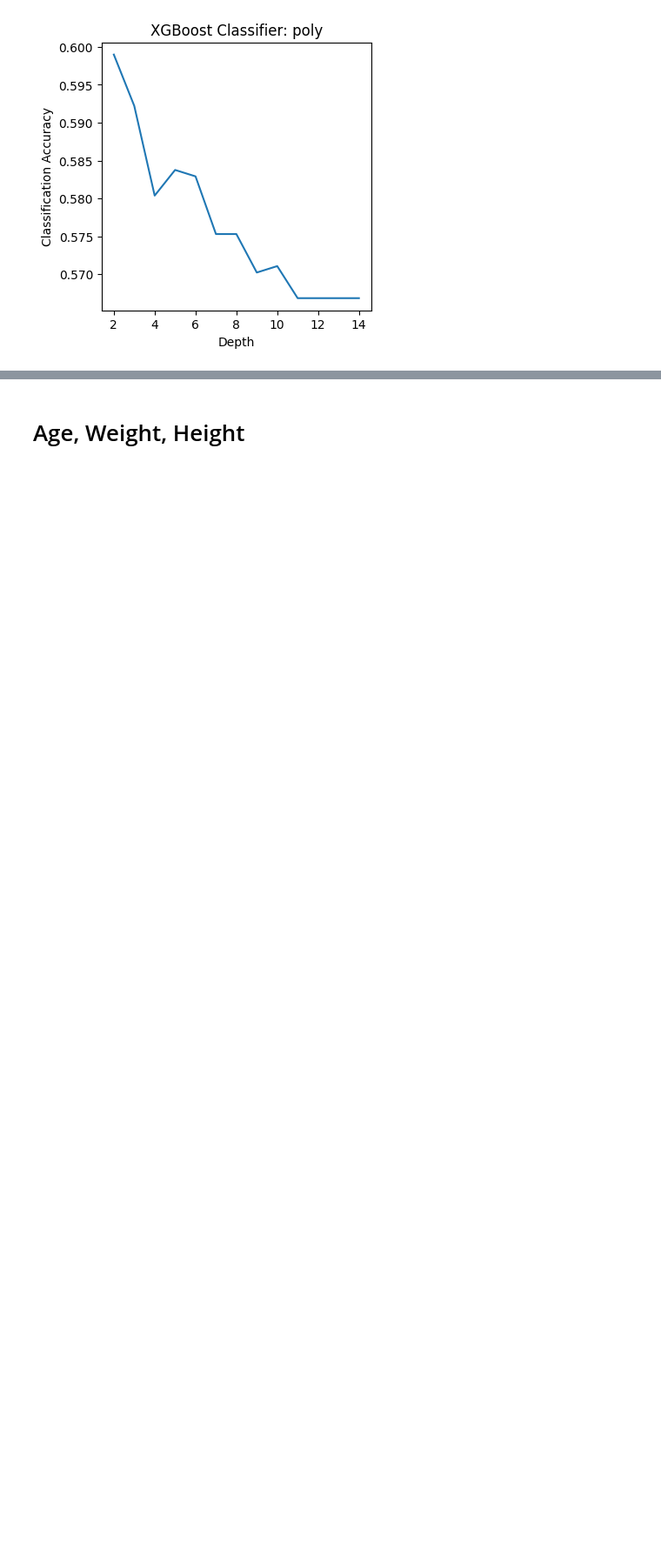
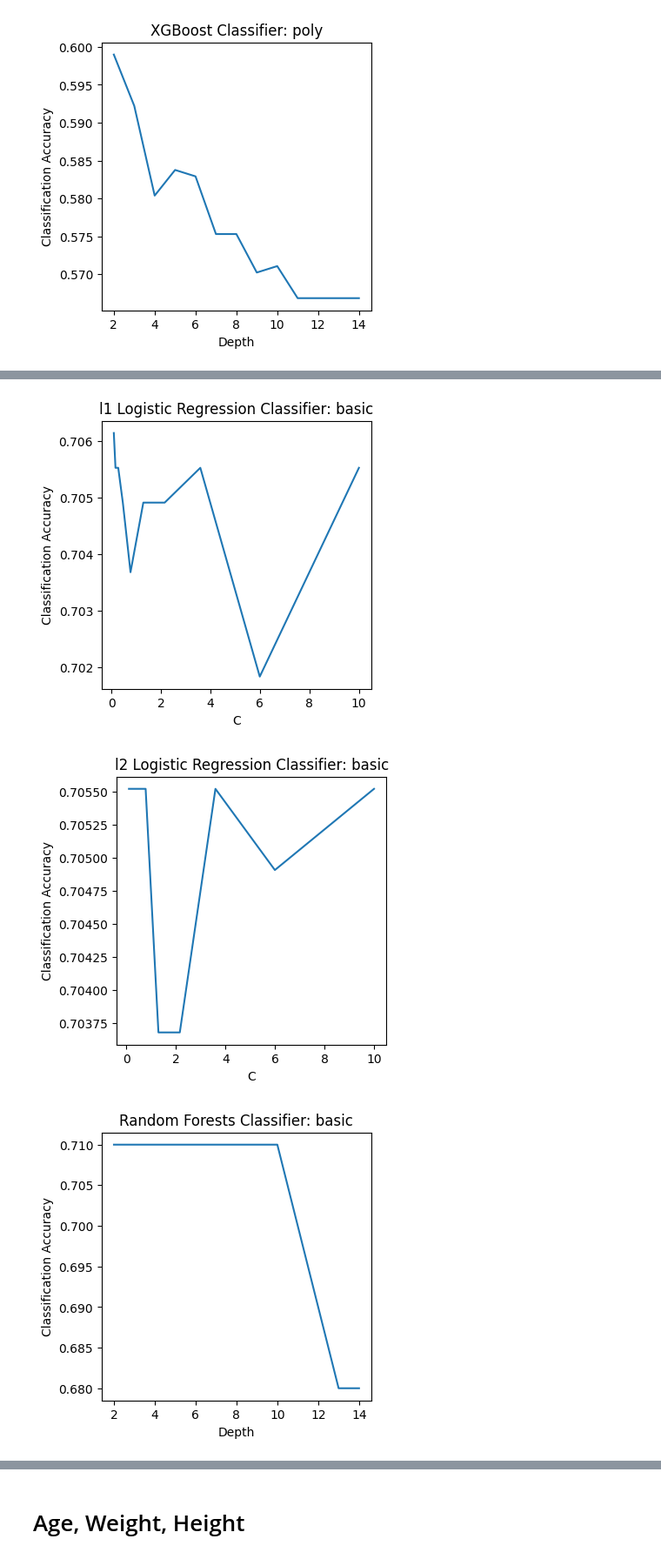
Before and after one commit to r-butl/Heart-Abnormality-Classification, a Jupyter notebook: patient_attributes_abnormal_classifier_exploration.ipynb, the cells around one changed output, grey strips where cells are left out. Shown at 87% size. Drawn from its saved outputs; the diff is of its cells as text; code cells hidden in the pictures; blank space fills up the shorter version.

```diff
--- a/patient_attributes_abnormal_classifier_exploration.ipynb
+++ b/patient_attributes_abnormal_classifier_exploration.ipynb
@@ -152,0 +153,22 @@ xg_boost(train_data, train_labels, test_data, test_labels, 'poly')
+# %%
+# Basic Features
+train_data, train_labels, test_data, test_labels = load_data(['weight', 'age'])
+
+logistic_regression(train_data, train_labels, test_data, test_labels, 'l1', 'basic')
+logistic_regression(train_data, train_labels, test_data, test_labels, 'l2', 'basic')
+random_forests(train_data, train_labels, test_data, test_labels, 'basic')
+xg_boost(train_data, train_labels, test_data, test_labels, 'basic')
+
+# Interaction Features
+formula = 'age:weight'
+train_data = patsy.dmatrix(formula, data=train_data, return_type='dataframe')
+test_data = patsy.dmatrix(formula, data=test_data, return_type='dataframe')
+
+logistic_regression(train_data, train_labels, test_data, test_labels, 'l1', 'poly')
+logistic_regression(train_data, train_labels, test_data, test_labels, 'l2', 'poly')
+random_forests(train_data, train_labels, test_data, test_labels, 'poly')
+xg_boost(train_data, train_labels, test_data, test_labels, 'poly')
+# %% [output]
+[figure, added]
+[figure, added]
+[figure, added]
```
Also changed, not shown: parts of 5 cells of this notebook.
